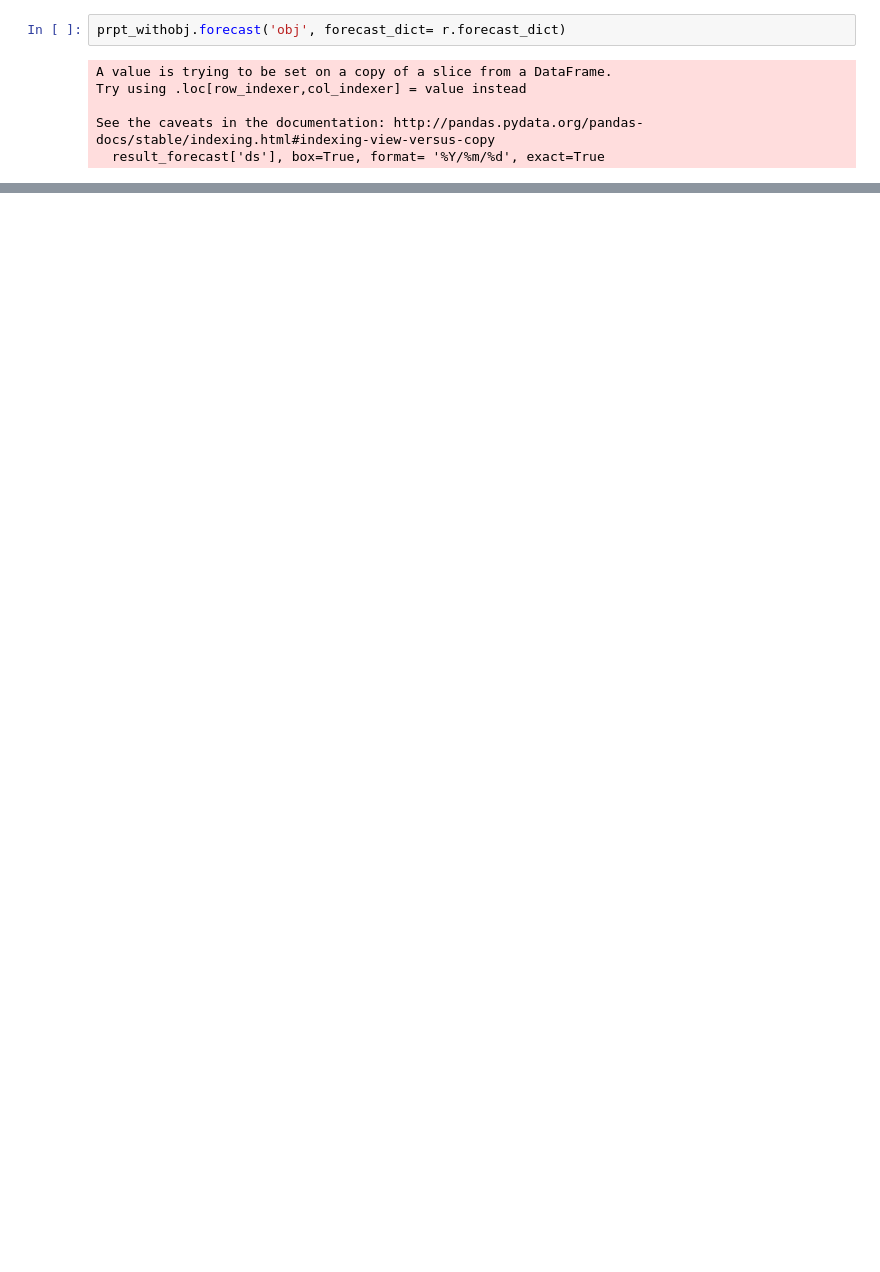
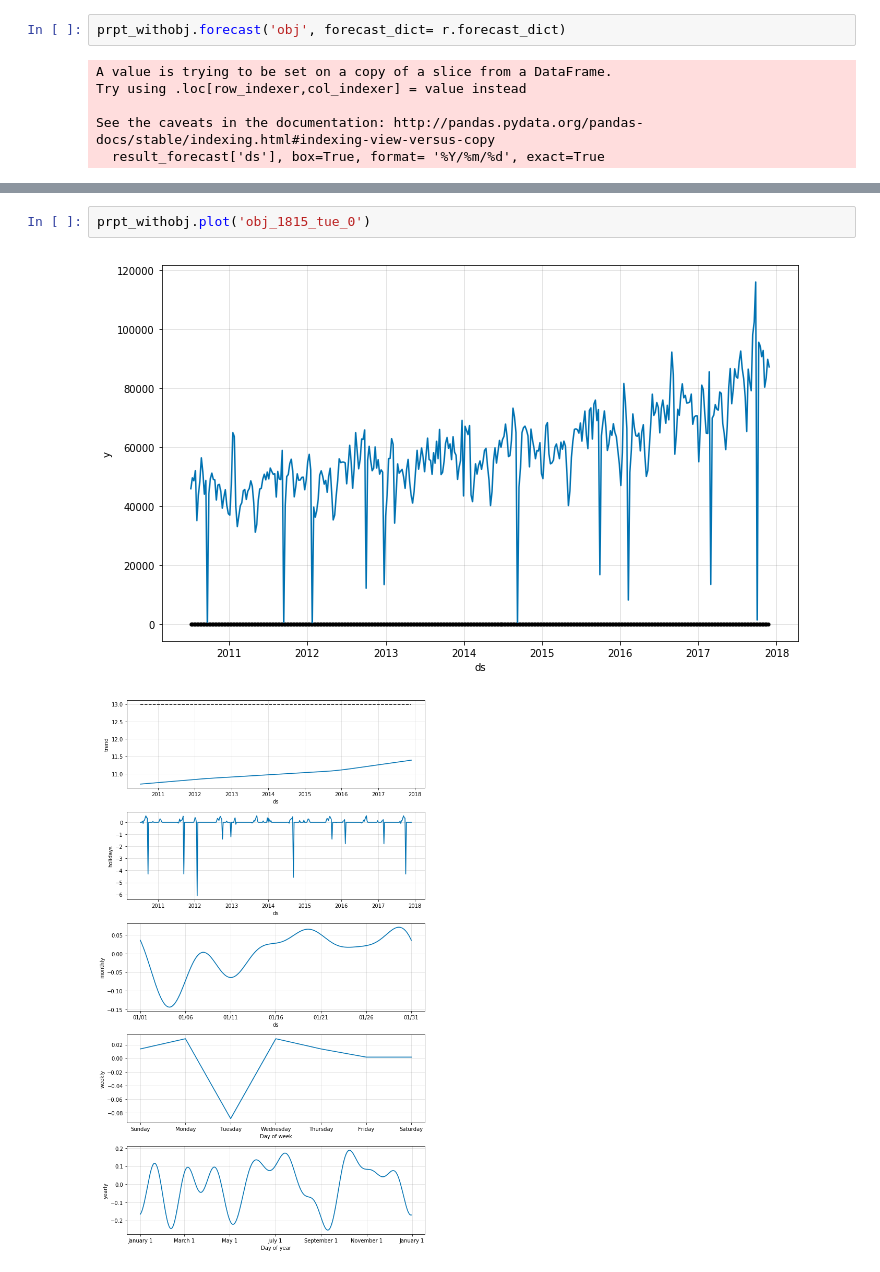
Before and after one commit to rpblic/nextop-engine, a Jupyter notebook: nextop_engine/_analysis_result/180207_logisall/prophet_basis_allobj_CV.ipynb, the cells around one changed output, grey strips where cells are left out. Drawn from its saved outputs; the diff is of its cells as text; blank space fills up the shorter version.

```diff
--- a/nextop_engine/_analysis_result/180207_logisall/prophet_basis_allobj_CV.ipynb
+++ b/nextop_engine/_analysis_result/180207_logisall/prophet_basis_allobj_CV.ipynb
@@ -244,0 +163,5 @@ prpt_diff.plot('companycode_diff230054_230054_0')
+# %%
+prpt_withobj.plot('obj_1815_tue_0')
+# %% [output]
+[figure, added]
+[figure, added]
```
Also changed, not shown: parts of 35 cells of this notebook, 5 other files.
